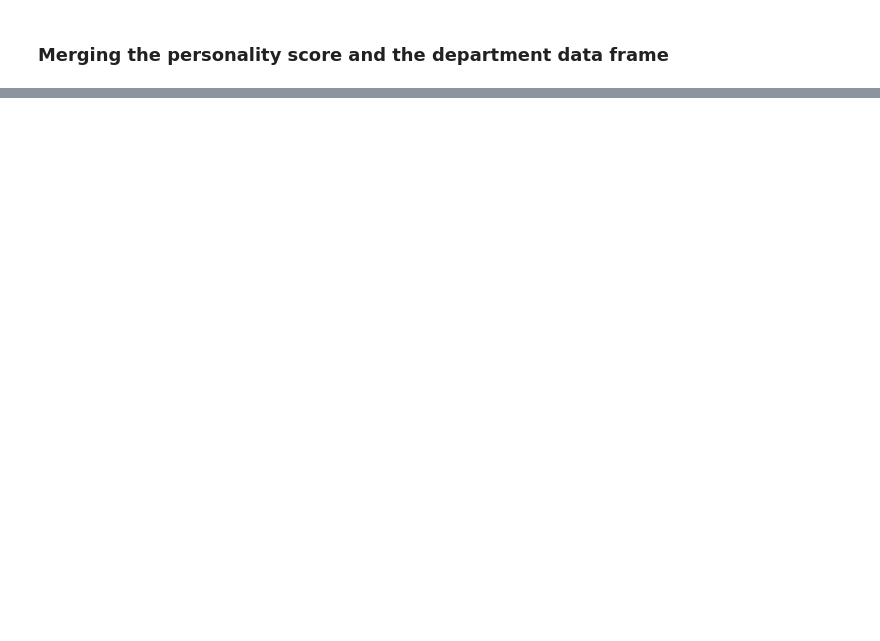
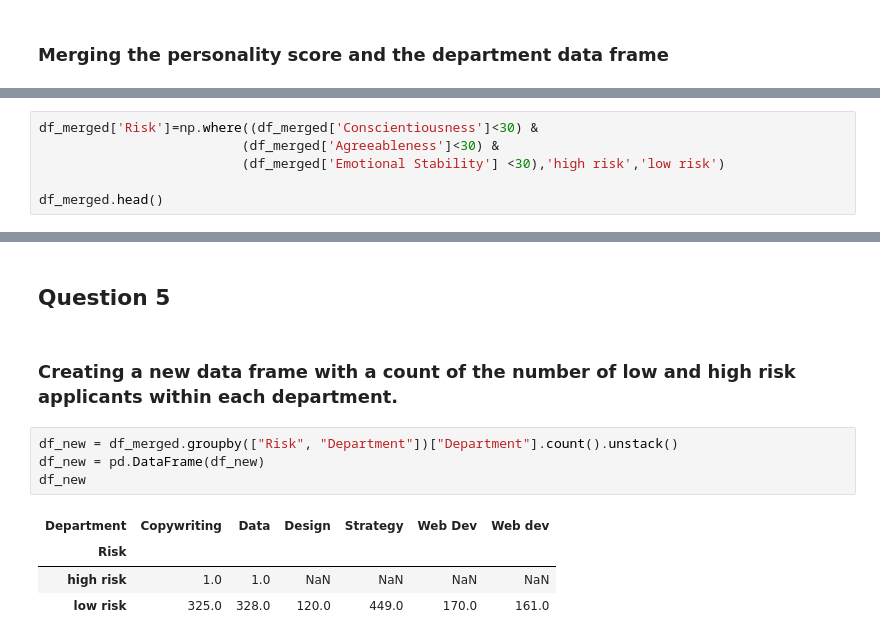
Before and after one commit to jbmasemza/data_wrangling, a Jupyter notebook: data_wrangling.ipynb, the cells around one changed output, grey strips where cells are left out. Drawn from its saved outputs; the diff is of its cells as text; blank space fills up the shorter version.

```diff
--- a/data_wrangling.ipynb
+++ b/data_wrangling.ipynb
@@ -108,0 +151,6 @@ score_dep.head()
+# %%
+df_merged['Risk']=np.where((df_merged['Conscientiousness']<30) &
+                          (df_merged['Agreeableness']<30) &
+                          (df_merged['Emotional Stability'] <30),'high risk','low risk')
+
+df_merged.head()
@@ -108,0 +165,13 @@ score_dep.head()
+# %% [markdown]
+## Question 5
+# %% [markdown]
+### Creating a new data frame with a count of the number of low and high risk applicants within each department.
+# %%
+df_new = df_merged.groupby(["Risk", "Department"])["Department"].count().unstack()
+df_new = pd.DataFrame(df_new)
+df_new
+# %% [output]
+| Department | Copywriting | Data | Design | Strategy | Web Dev | Web dev |
+| Risk |  |  |  |  |  |  |
+| high risk | 1.0 | 1.0 | NaN | NaN | NaN | NaN |
+| low risk | 325.0 | 328.0 | 120.0 | 449.0 | 170.0 | 161.0 |
```
Also changed, not shown: parts of 24 cells of this notebook.
